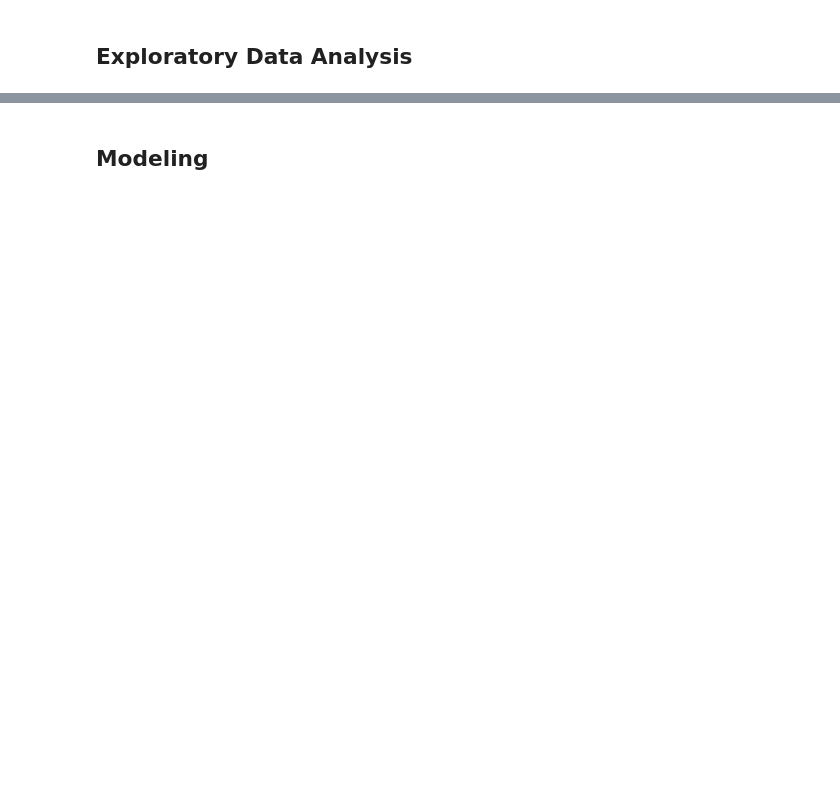
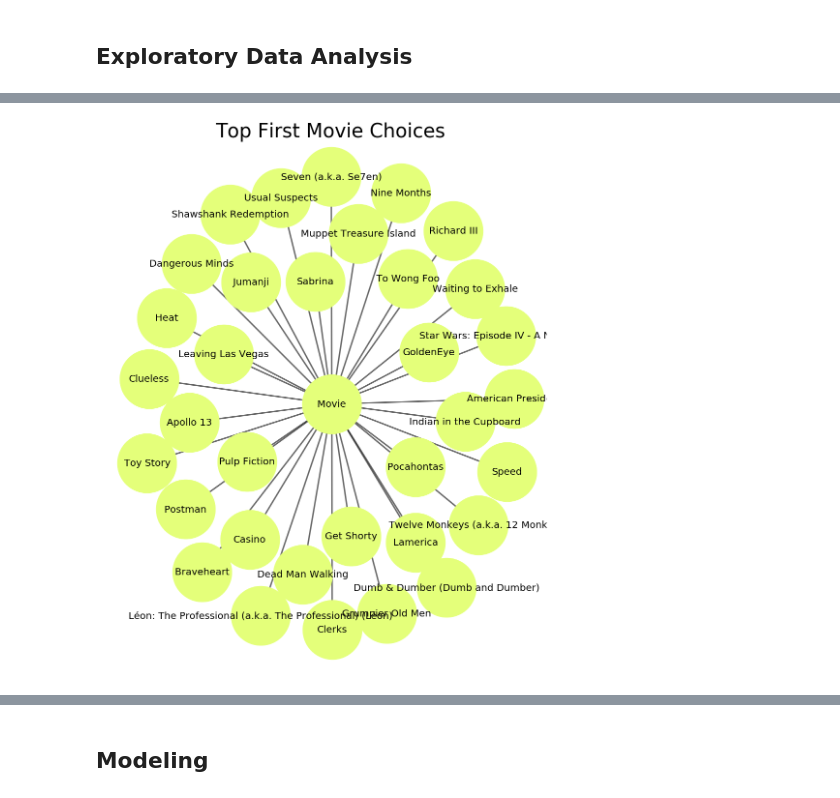
Before and after one commit to TJMSambas/movie_recommendation_netflix, a Jupyter notebook: D20_exercise_recommender_system_tri_rangga.ipynb, the cells around one changed output, grey strips where cells are left out. Saved outputs shown, nothing was run; the diff lists cells and outputs as text; code cells hidden in the pictures; blank space fills up the shorter version.

```diff
--- a/D20_exercise_recommender_system_tri_rangga.ipynb
+++ b/D20_exercise_recommender_system_tri_rangga.ipynb
@@ -29,0 +126,31 @@ import seaborn as sns
+# %%
+# listing top first movie to watch
+df_nx = pd.DataFrame(df['userId'].unique()).rename(columns = {0 : 'userId'})
+df['title'] = df['title'].str.rstrip()
+listuser = list(df_nx['userId'])
+listtitle = []
+for i in range(len(listuser)) :
+    title = ', '.join(df[df['userId'] == listuser[i]]['title'])
+    listtitle.append(title)
+df_nx['title'] = listtitle
+del df_nx['userId']
+
+df_nx = df_nx['title'].str.split(',', expand = True)
+
+df_nx['movie'] = 'Movie'
+movie = df_nx.truncate(before = -1, after = 100)
+
+movie = nx.from_pandas_edgelist(movie, source = 'movie', target = 0, edge_attr = True)
+
+plt.rcParams['figure.figsize'] = (16, 20)
+pos = nx.spring_layout(movie)
+color = plt.cm.Wistia(np.linspace(0, 5, 1))
+nx.draw_networkx_nodes(movie, pos, node_size = 15000, node_color = color)
+nx.draw_networkx_edges(movie, pos, width = 3, alpha = 0.6, edge_color = 'black')
+nx.draw_networkx_labels(movie, pos, font_size = 20, font_family = 'sans-serif')
+plt.axis('off')
+plt.grid()
+plt.title('Top First Movie Choices', fontsize = 40)
+plt.show()
+# %% [output]
+[figure, added]
```
Also changed, not shown: parts of 72 cells of this notebook.
